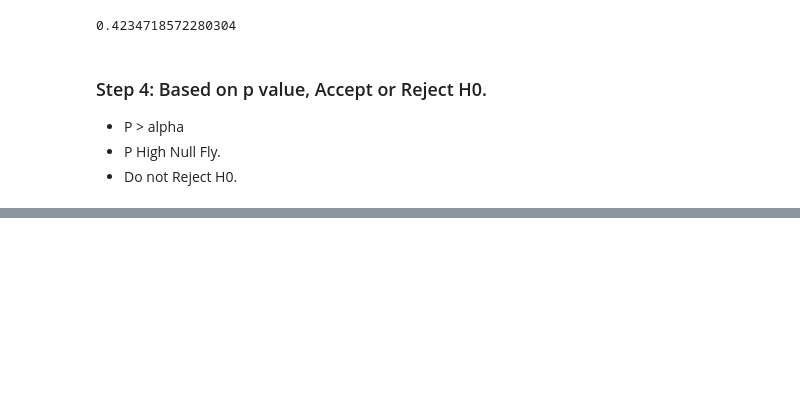
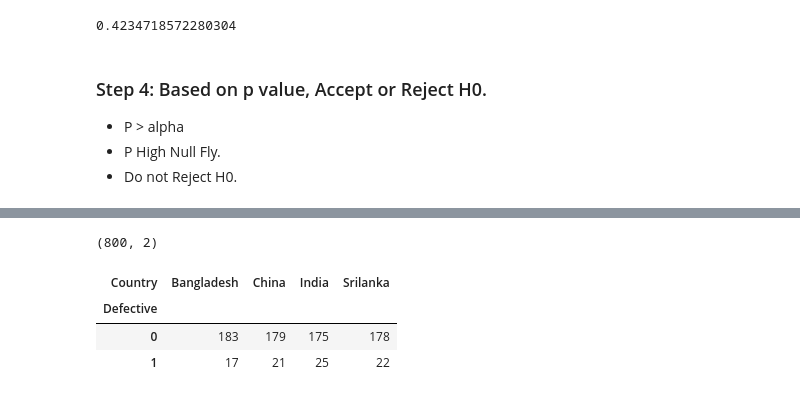
Before and after one commit to jeevan-puli/101-Days-of-Learning-Data-Science, a Jupyter notebook: Inferential_Statistics/Statistical_Test_Notes.ipynb, the cells around one changed output, grey strips where cells are left out. Saved outputs shown, nothing was run; the diff lists cells and outputs as text; code cells hidden in the pictures; blank space fills up the shorter version.

```diff
--- a/Inferential_Statistics/Statistical_Test_Notes.ipynb
+++ b/Inferential_Statistics/Statistical_Test_Notes.ipynb
@@ -348,0 +428,4 @@ stats.binom_test(484, 2000, 0.25)
+# %%
+bah = pd.read_excel("Bahaman.xlsx")
+
+bah.head()
@@ -348,0 +439,13 @@ stats.binom_test(484, 2000, 0.25)
+# %%
+bah.shape
+# %% [output]
+(800, 2)
+# %%
+#crosstab.
+count = pd.crosstab(bah["Defective"],bah["Country"])
+count
+# %% [output]
+| Country | Bangladesh | China | India | Srilanka |
+| Defective |  |  |  |  |
+| 0 | 183 | 179 | 175 | 178 |
+| 1 | 17 | 21 | 25 | 22 |
```
Also changed, not shown: parts of 16 cells of this notebook.
